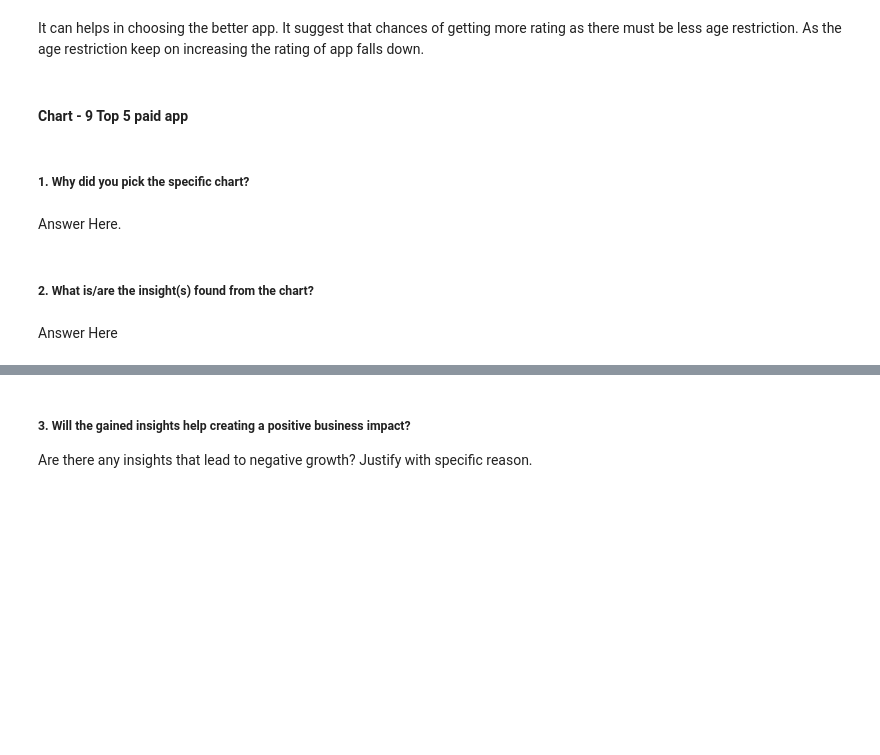
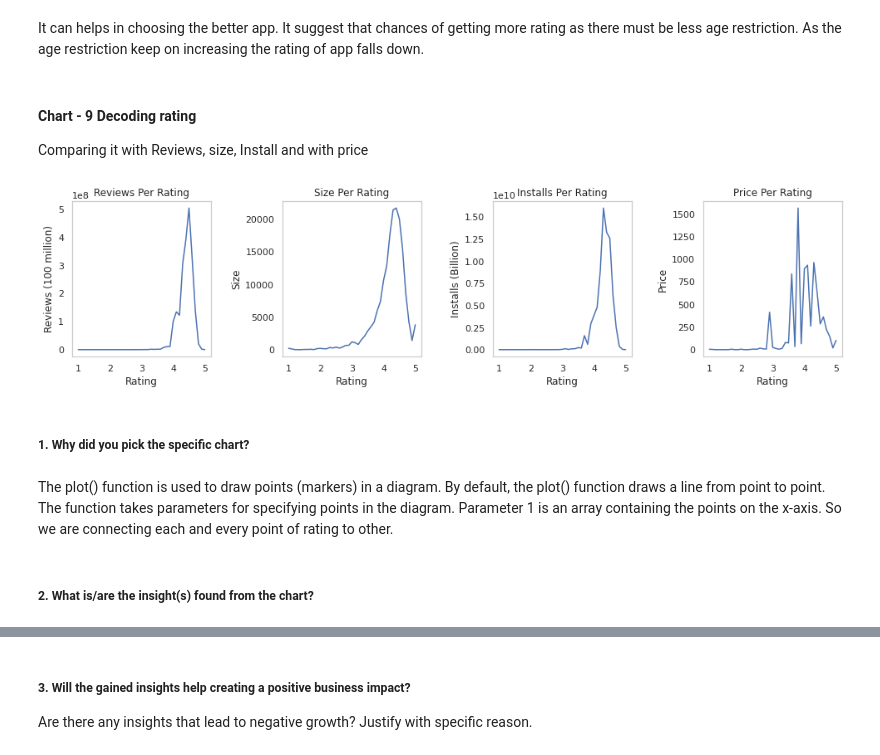
Before and after one commit to maxashoka3/EDA---Play-Store-App, a Jupyter notebook: EDA_on_Play_Store_App_Review.ipynb, the cells around one changed output, grey strips where cells are left out. Drawn from its saved outputs; the diff is of its cells as text; code cells hidden in the pictures; blank space fills up the shorter version.

```diff
--- a/EDA_on_Play_Store_App_Review.ipynb
+++ b/EDA_on_Play_Store_App_Review.ipynb
@@ -1364,5 +1575,3 @@ Insights
 Are there any insights that lead to negative growth? Justify with specific reason.
 # %% [markdown]
 It can helps in choosing the better app. It suggest that chances of getting more rating as there must be less age restriction. As the age restriction keep on increasing the rating of app falls down.
-# %% [markdown]
-#### Chart - 9 Top 5 paid app
@@ -1371,8 +1578,40 @@ It can helps in choosing the better app. It suggest that chances of getting more
+# %% [markdown]
+#### Chart - 9 Decoding rating
+Comparing it with Reviews, size, Install and with price
+# %%
+# Chart - 9 visualization code
+# plot the graphs of reviews, size, installs and price per rating
+rating_df = df.groupby('Rating').sum().reset_index()
+
+fig, axes = plt.subplots(1, 4, figsize=(14, 4))
+
+axes[0].plot(rating_df['Rating'], rating_df['Reviews'])
+axes[0].set_xlabel('Rating')
+axes[0].set_ylabel('Reviews (100 million)')
+axes[0].set_title('Reviews Per Rating')
+
+axes[1].plot(rating_df['Rating'], rating_df['Size'])
+axes[1].set_xlabel('Rating')
+axes[1].set_ylabel('Size')
+axes[1].set_title('Size Per Rating')
+
+axes[2].plot(rating_df['Rating'], rating_df['Installs'])
+axes[2].set_xlabel('Rating')
+axes[2].set_ylabel('Installs (Billion)')
+axes[2].set_title('Installs Per Rating')
+
+axes[3].plot(rating_df['Rating'], rating_df['Price'])
+axes[3].set_xlabel('Rating')
+axes[3].set_ylabel('Price')
+axes[3].set_title('Price Per Rating')
+
+plt.tight_layout(pad=2)
+plt.show()
+# %% [output]
+[figure, added]
 # %% [markdown]
 ##### 1. Why did you pick the specific chart?
-# %% [markdown]
-Answer Here.
+# %% [markdown]
+The plot() function is used to draw points (markers) in a diagram. By default, the plot() function draws a line from point to point. The function takes parameters for specifying points in the diagram. Parameter 1 is an array containing the points on the x-axis. So we are connecting each and every point of rating to other.
 # %% [markdown]
 ##### 2. What is/are the insight(s) found from the chart?
-# %% [markdown]
-Answer Here
```
Also changed, not shown: parts of 129 cells of this notebook.
